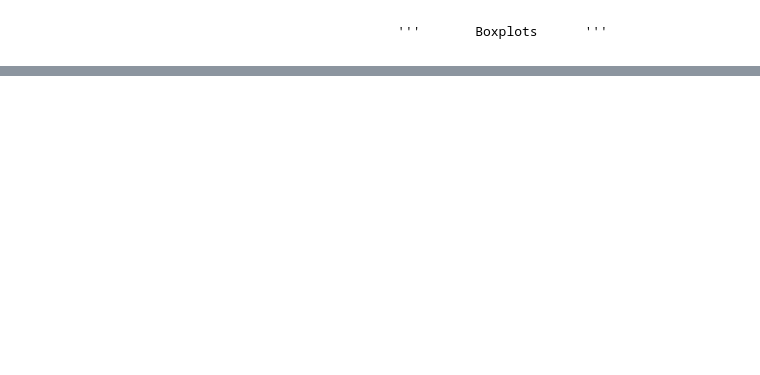
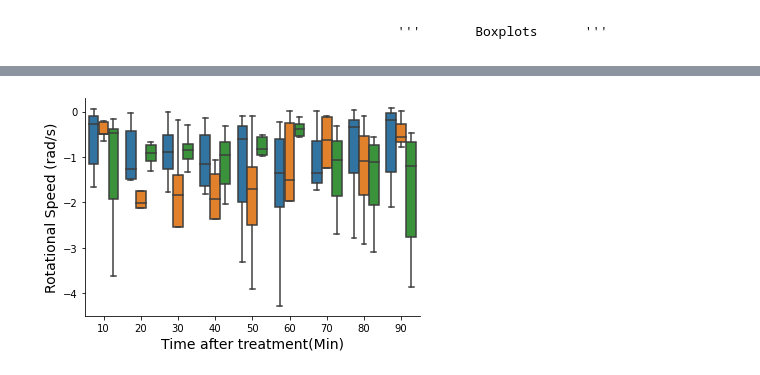
Before and after one commit to MorterzaAbbaszadeh/Dyskinesia_DLC_paper, a Jupyter notebook: Figures/kinematic_profiles.ipynb, the cells around one changed output, grey strips where cells are left out. Cells and saved outputs as stored; diff of their text form; code cells hidden in the pictures; blank space fills up the shorter version.

```diff
--- a/Figures/kinematic_profiles.ipynb
+++ b/Figures/kinematic_profiles.ipynb
@@ -68,0 +71,12 @@ ValueError: min() arg is an empty sequence
+# %%
+ax=sns.boxplot(x='time', y='npy_rot_speed', hue='treatment', data=dataframe, showfliers=False, palette=visual_config.treatment_colors)
+
+
+xlabel='Time after treatment(Min)'
+ylabel='Rotational Speed (rad/s)'
+
+
+ax=visual_config.kinematic_box(ax, xlabel, ylabel, legend=False)
+plt.draw()
+# %% [output]
+[figure, added]
```
Also changed, not shown: parts of 5 cells of this notebook, 6 other files.
